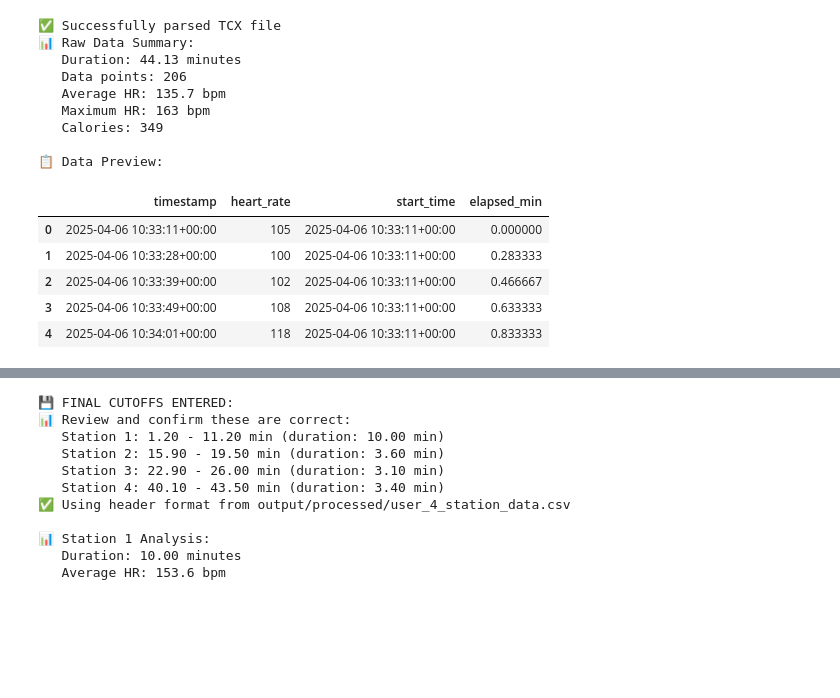
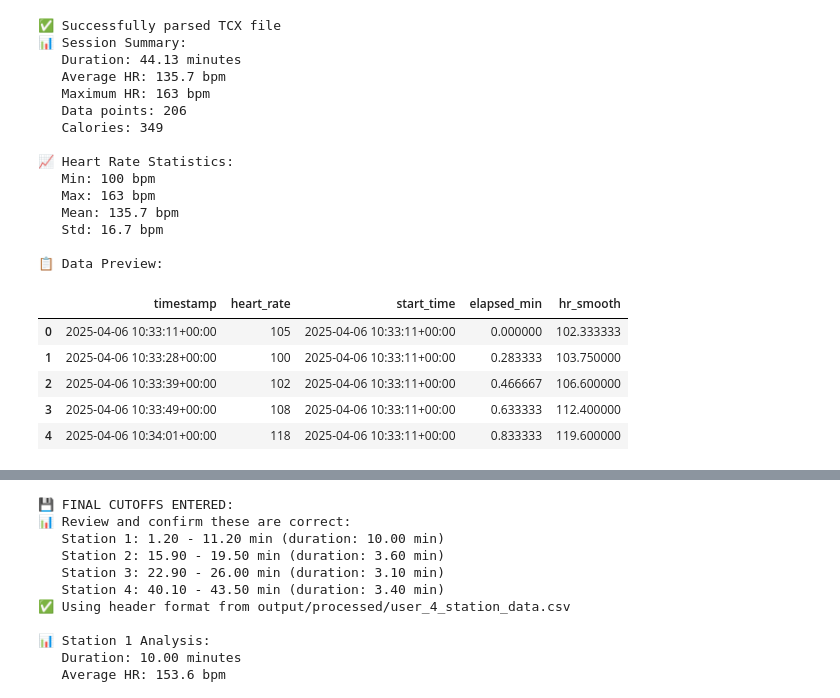
Before and after one commit to anthony-mccrovitz/Sphery-Heart-Rate-Analysis, a Jupyter notebook: notebooks/peak_exploration/user_69_peak_detection.ipynb, the cells around one changed output, grey strips where cells are left out. Saved outputs shown, nothing was run; the diff lists cells and outputs as text; code cells hidden in the pictures; blank space fills up the shorter version.

```diff
--- a/notebooks/peak_exploration/user_69_peak_detection.ipynb
+++ b/notebooks/peak_exploration/user_69_peak_detection.ipynb
@@ -53,47 +65,62 @@ print("✅ Libraries loaded successfully")
 # %%
-# STEP 2: Load and Parse TCX Data
-# Handle potential parsing errors gracefully
+# STEP 2: Load and Preprocess Data
+# Parse TCX file and prepare heart rate data for analysis
 
 try:
     result = parse_tcx_to_df(TCX_FILE)
     if len(result) == 4:
         df, session_total_sec, session_avg_hr, session_max_hr = result
         calories_burned = None
     else:
         df, session_total_sec, session_avg_hr, session_max_hr, calories_burned = result
 
     session_duration_min = session_total_sec / 60
 
+    # Smooth the heart rate data to reduce noise
+    window_size = 5
+    df['hr_smooth'] = df['heart_rate'].rolling(window=window_size, center=True, min_periods=1).mean()
+
     print(f"✅ Successfully parsed TCX file")
-    print(f"📊 Raw Data Summary:")
+    print(f"📊 Session Summary:")
     print(f"   Duration: {session_duration_min:.2f} minutes")
-    print(f"   Data points: {len(df)}")
     print(f"   Average HR: {session_avg_hr:.1f} bpm")
     print(f"   Maximum HR: {session_max_hr} bpm")
+    print(f"   Data points: {len(df)}")
     if calories_burned:
         print(f"   Calories: {calories_burned}")
+
+    print(f"\n📈 Heart Rate Statistics:")
+    print(f"   Min: {df['heart_rate'].min()} bpm")
+    print(f"   Max: {df['heart_rate'].max()} bpm")
+    print(f"   Mean: {df['heart_rate'].mean():.1f} bpm")
+    print(f"   Std: {df['heart_rate'].std():.1f} bpm")
 
     # Display first few rows
     print(f"\n📋 Data Preview:")
     display(df.head())
 
 except Exception as e:
     print(f"❌ Error parsing TCX file: {e}")
-    print("Please check that the TCX file exists and is valid.")
     raise
 # %% [output]
 ✅ Successfully parsed TCX file
-📊 Raw Data Summary:
+📊 Session Summary:
    Duration: 44.13 minutes
-   Data points: 206
    Average HR: 135.7 bpm
    Maximum HR: 163 bpm
+   Data points: 206
    Calories: 349
 
+📈 Heart Rate Statistics:
+   Min: 100 bpm
+   Max: 163 bpm
+   Mean: 135.7 bpm
+   Std: 16.7 bpm
+
 📋 Data Preview:
-|  | timestamp | heart_rate | start_time | elapsed_min |
-| 0 | 2025-04-06 10:33:11+00:00 | 105 | 2025-04-06 10:33:11+00:00 | 0.000000 |
-| 1 | 2025-04-06 10:33:28+00:00 | 100 | 2025-04-06 10:33:11+00:00 | 0.283333 |
-| 2 | 2025-04-06 10:33:39+00:00 | 102 | 2025-04-06 10:33:11+00:00 | 0.466667 |
-| 3 | 2025-04-06 10:33:49+00:00 | 108 | 2025-04-06 10:33:11+00:00 | 0.633333 |
-| 4 | 2025-04-06 10:34:01+00:00 | 118 | 2025-04-06 10:33:11+00:00 | 0.833333 |
+|  | timestamp | heart_rate | start_time | elapsed_min | hr_smooth |
+| 0 | 2025-04-06 10:33:11+00:00 | 105 | 2025-04-06 10:33:11+00:00 | 0.000000 | 102.333333 |
+| 1 | 2025-04-06 10:33:28+00:00 | 100 | 2025-04-06 10:33:11+00:00 | 0.283333 | 103.750000 |
+| 2 | 2025-04-06 10:33:39+00:00 | 102 | 2025-04-06 10:33:11+00:00 | 0.466667 | 106.600000 |
+| 3 | 2025-04-06 10:33:49+00:00 | 108 | 2025-04-06 10:33:11+00:00 | 0.633333 | 112.400000 |
+| 4 | 2025-04-06 10:34:01+00:00 | 118 | 2025-04-06 10:33:11+00:00 | 0.833333 | 119.600000 |
```
Also changed, not shown: parts of 12 cells of this notebook, 12 other files.
